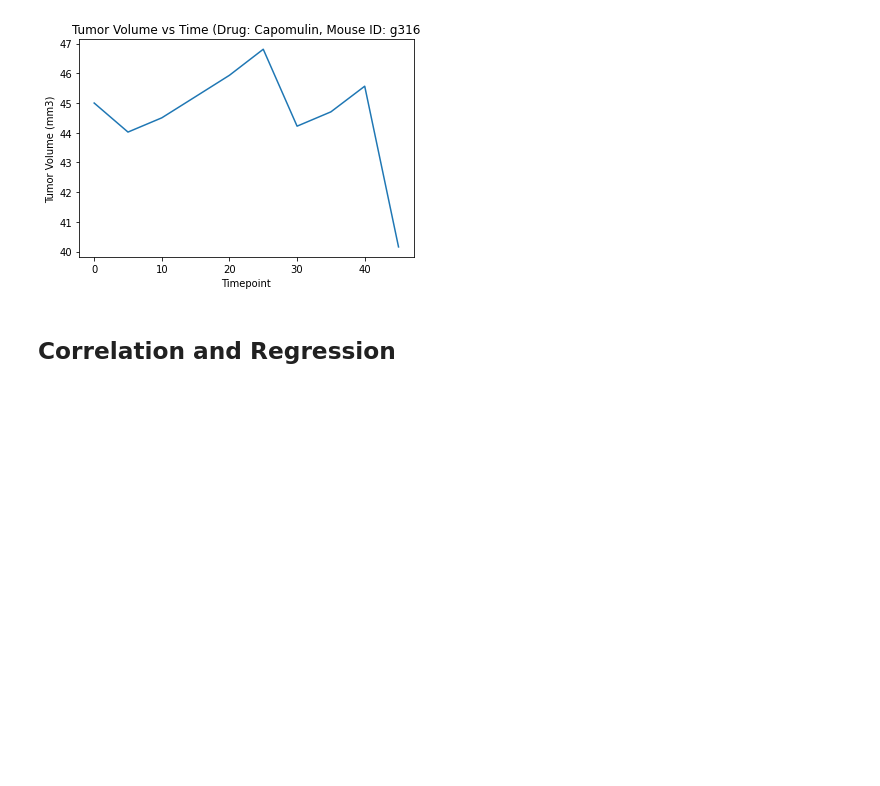
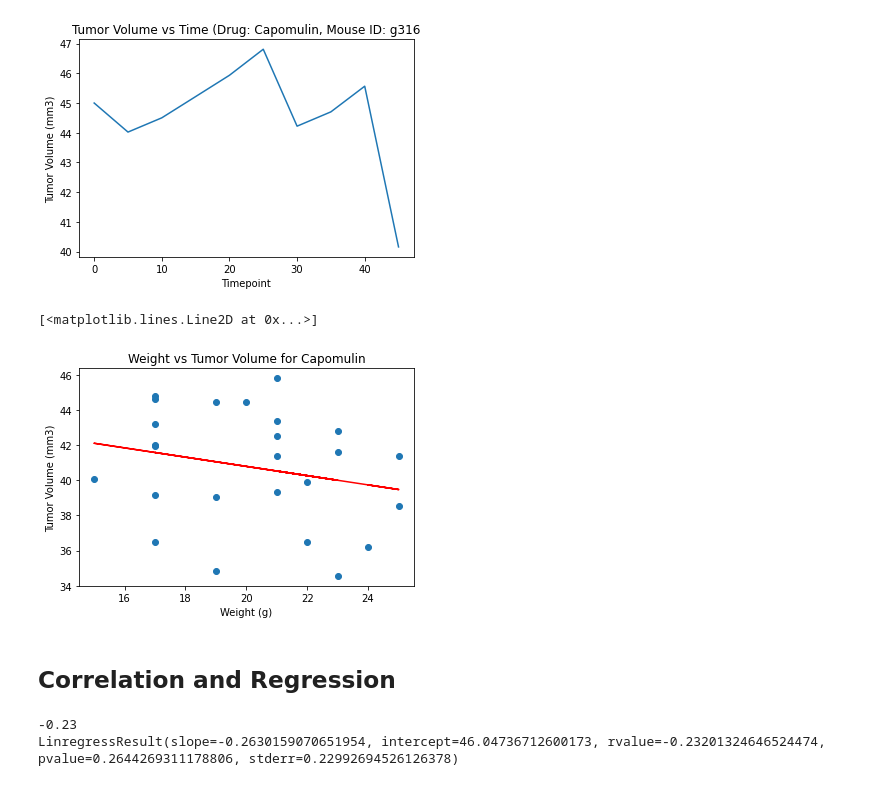
Before and after one commit to zachherington/matplotlib-challenge, a Jupyter notebook: Homework/Pymaceuticals/pymaceuticals_hw_submission.ipynb, the cells around one changed output. Drawn from its saved outputs; the diff is of its cells as text; code cells hidden in the pictures; blank space fills up the shorter version.

Commit message:
scatter plot is finished. Need to finish boxplot section, add conclusion, add chart labels on everything.

```diff
--- a/Homework/Pymaceuticals/pymaceuticals_hw_submission.ipynb
+++ b/Homework/Pymaceuticals/pymaceuticals_hw_submission.ipynb
@@ -279,5 +275,32 @@ Text(0.5, 1.0, 'Tumor Volume vs Time (Drug: Capomulin, Mouse ID: g316')
+# %%
+# Generate a scatter plot of mouse weight versus average tumor volume for the Capomulin regimen
+
+# Use .loc to get specific dataframe
+cap_df = cleaned_df.loc[(cleaned_df['Drug Regimen'] == 'Capomulin')]
+unique_mice_df = cap_df.drop_duplicates('Mouse ID')
+
+# Set axes
+x_axis = unique_mice_df['Weight (g)']
+y_axis = cap_df.groupby('Mouse ID')['Tumor Volume (mm3)'].mean()
+w_avgtv_plot = plt.scatter(x_axis,y_axis)
+plt.xlabel('Weight (g)')
+plt.ylabel('Tumor Volume (mm3)')
+plt.title('Weight vs Tumor Volume for Capomulin')
+plt.plot(x_axis,regress_values,"r-")
+# %% [output]
+[<matplotlib.lines.Line2D at 0x...>]
+[figure, added]
 # %% [markdown]
 ## Correlation and Regression
 # %%
 # Calculate the correlation coefficient and linear regression model
 # for mouse weight and average tumor volume for the Capomulin regimen
+w_avgtv_corr = st.pearsonr(x_axis, y_axis)
+print(round(w_avgtv_corr[0],2))
+
+(slope, intercept, rvalue, pvalue, stderr) = st.linregress(x_axis,y_axis)
+print(w_avgtv_lreg)
+regress_values = x_axis * slope + intercept
+# %% [output]
+-0.23
+LinregressResult(slope=-0.2630159070651954, intercept=46.04736712600173, rvalue=-0.23201324646524474, pvalue=0.2644269311178806, stderr=0.22992694526126378)
```
Also changed, not shown: parts of 2 cells of this notebook.
